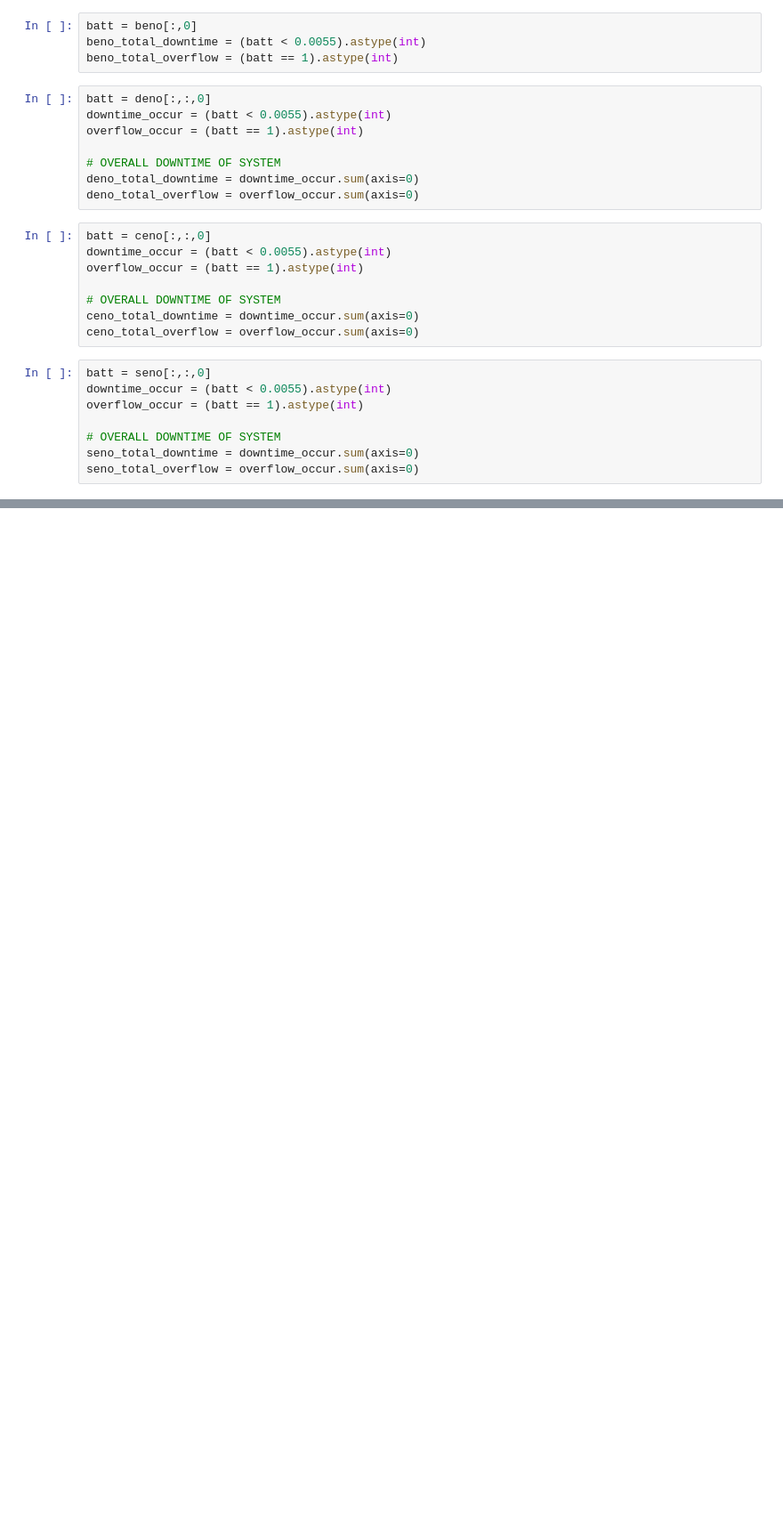
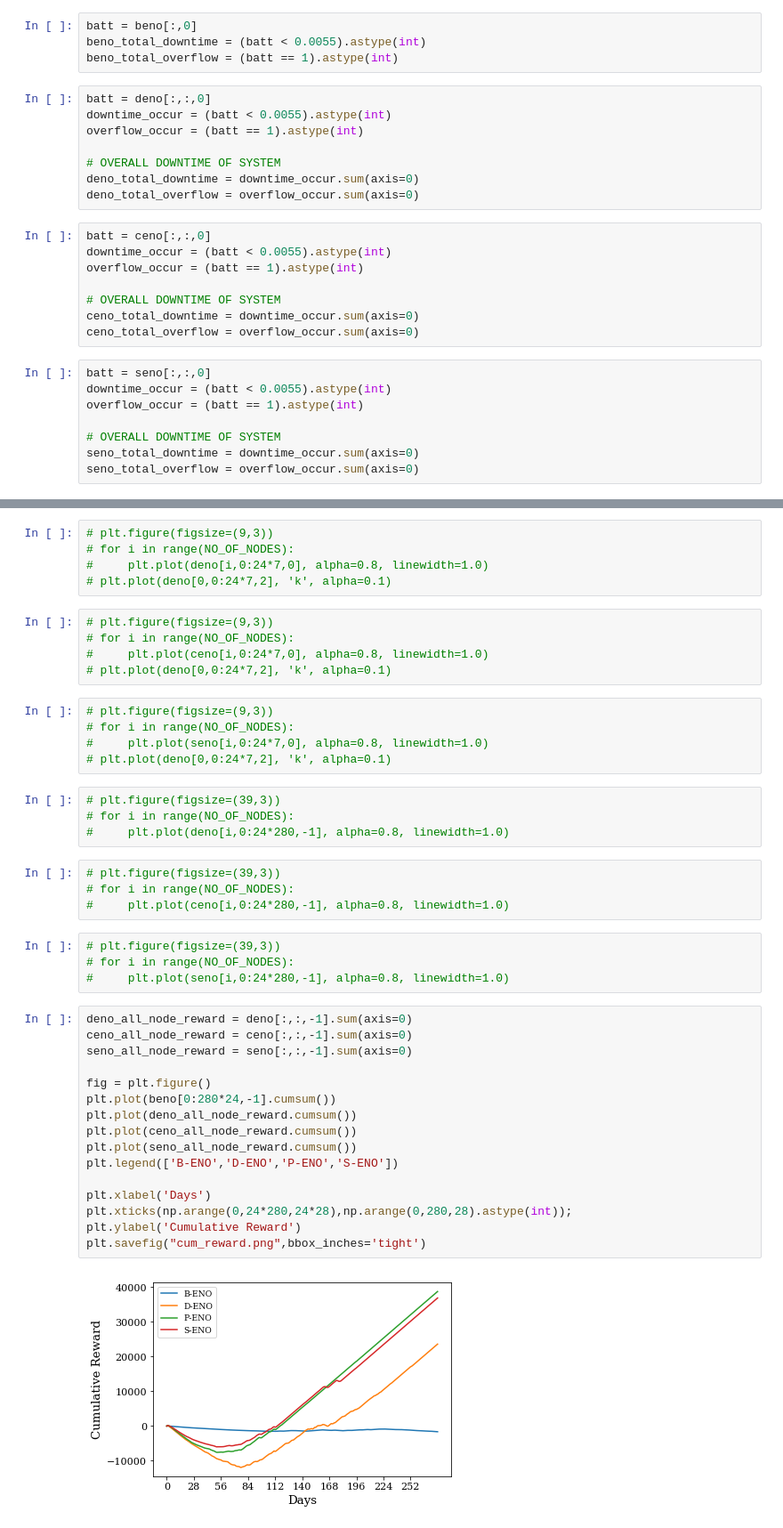
Before and after one commit to 5mali/acs-exp, a Jupyter notebook: artist.ipynb, the cells around one changed output, grey strips where cells are left out. Shown at 89% size. Saved outputs shown, nothing was run; the diff lists cells and outputs as text; blank space fills up the shorter version.

```diff
--- a/artist.ipynb
+++ b/artist.ipynb
@@ -103,0 +160,45 @@ plt.legend(['beno','deno','ceno','seno'])
+# %%
+# plt.figure(figsize=(9,3))
+# for i in range(NO_OF_NODES):
+#     plt.plot(deno[i,0:24*7,0], alpha=0.8, linewidth=1.0)
+# plt.plot(deno[0,0:24*7,2], 'k', alpha=0.1)
+# %%
+# plt.figure(figsize=(9,3))
+# for i in range(NO_OF_NODES):
+#     plt.plot(ceno[i,0:24*7,0], alpha=0.8, linewidth=1.0)
+# plt.plot(deno[0,0:24*7,2], 'k', alpha=0.1)
+# %%
+# plt.figure(figsize=(9,3))
+# for i in range(NO_OF_NODES):
+#     plt.plot(seno[i,0:24*7,0], alpha=0.8, linewidth=1.0)
+# plt.plot(deno[0,0:24*7,2], 'k', alpha=0.1)
+# %%
+# plt.figure(figsize=(39,3))
+# for i in range(NO_OF_NODES):
+#     plt.plot(deno[i,0:24*280,-1], alpha=0.8, linewidth=1.0)
+# %%
+# plt.figure(figsize=(39,3))
+# for i in range(NO_OF_NODES):
+#     plt.plot(ceno[i,0:24*280,-1], alpha=0.8, linewidth=1.0)
+# %%
+# plt.figure(figsize=(39,3))
+# for i in range(NO_OF_NODES):
+#     plt.plot(seno[i,0:24*280,-1], alpha=0.8, linewidth=1.0)
+# %%
+deno_all_node_reward = deno[:,:,-1].sum(axis=0)
+ceno_all_node_reward = ceno[:,:,-1].sum(axis=0)
+seno_all_node_reward = seno[:,:,-1].sum(axis=0)
+
+fig = plt.figure()
+plt.plot(beno[0:280*24,-1].cumsum())
+plt.plot(deno_all_node_reward.cumsum())
+plt.plot(ceno_all_node_reward.cumsum())
+plt.plot(seno_all_node_reward.cumsum())
+plt.legend(['B-ENO','D-ENO','P-ENO','S-ENO'])
+
+plt.xlabel('Days')
+plt.xticks(np.arange(0,24*280,24*28),np.arange(0,280,28).astype(int));
+plt.ylabel('Cumulative Reward')
+plt.savefig("cum_reward.png",bbox_inches='tight')
+# %% [output]
+[figure, added]
```
Also changed, not shown: parts of 11 cells of this notebook, 6 other files.
